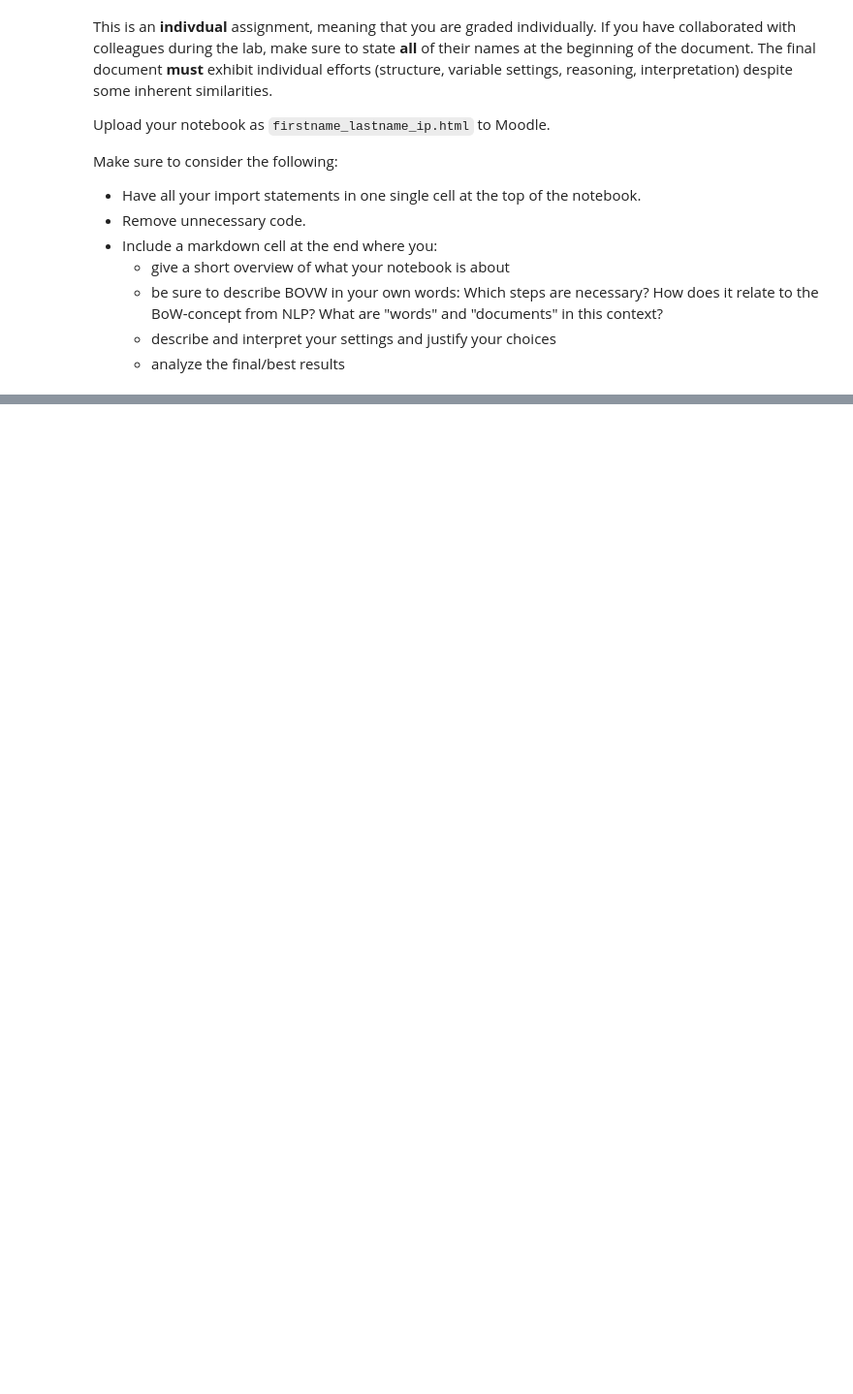
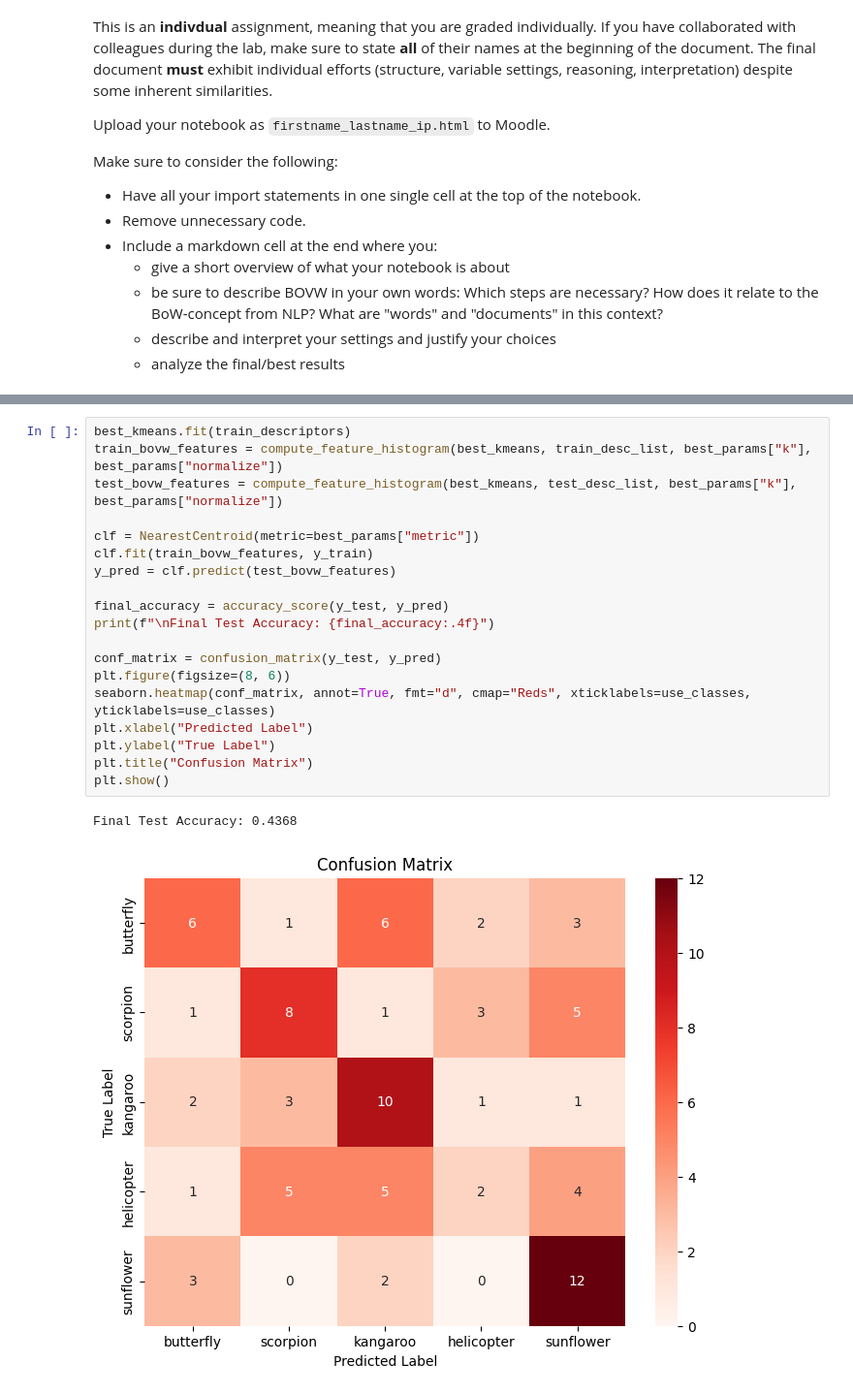
Before and after one commit to rgligora/ai-ml, a Jupyter notebook: image_processing.ipynb, the cells around one changed output, grey strips where cells are left out. Shown at 97% size. Cells and saved outputs as stored; diff of their text form; blank space fills up the shorter version.

```diff
--- a/image_processing.ipynb
+++ b/image_processing.ipynb
@@ -336,0 +254,22 @@ TypeError: compute_feature_histogram() takes 3 positional arguments but 4 were g
+# %%
+best_kmeans.fit(train_descriptors)
+train_bovw_features = compute_feature_histogram(best_kmeans, train_desc_list, best_params["k"], best_params["normalize"])
+test_bovw_features = compute_feature_histogram(best_kmeans, test_desc_list, best_params["k"], best_params["normalize"])
+
+clf = NearestCentroid(metric=best_params["metric"])
+clf.fit(train_bovw_features, y_train)
+y_pred = clf.predict(test_bovw_features)
+
+final_accuracy = accuracy_score(y_test, y_pred)
+print(f"\nFinal Test Accuracy: {final_accuracy:.4f}")
+
+conf_matrix = confusion_matrix(y_test, y_pred)
+plt.figure(figsize=(8, 6))
+seaborn.heatmap(conf_matrix, annot=True, fmt="d", cmap="Reds", xticklabels=use_classes, yticklabels=use_classes)
+plt.xlabel("Predicted Label")
+plt.ylabel("True Label")
+plt.title("Confusion Matrix")
+plt.show()
+# %% [output]
+Final Test Accuracy: 0.4368
+[figure, added]
```
Also changed, not shown: parts of 28 cells of this notebook.
